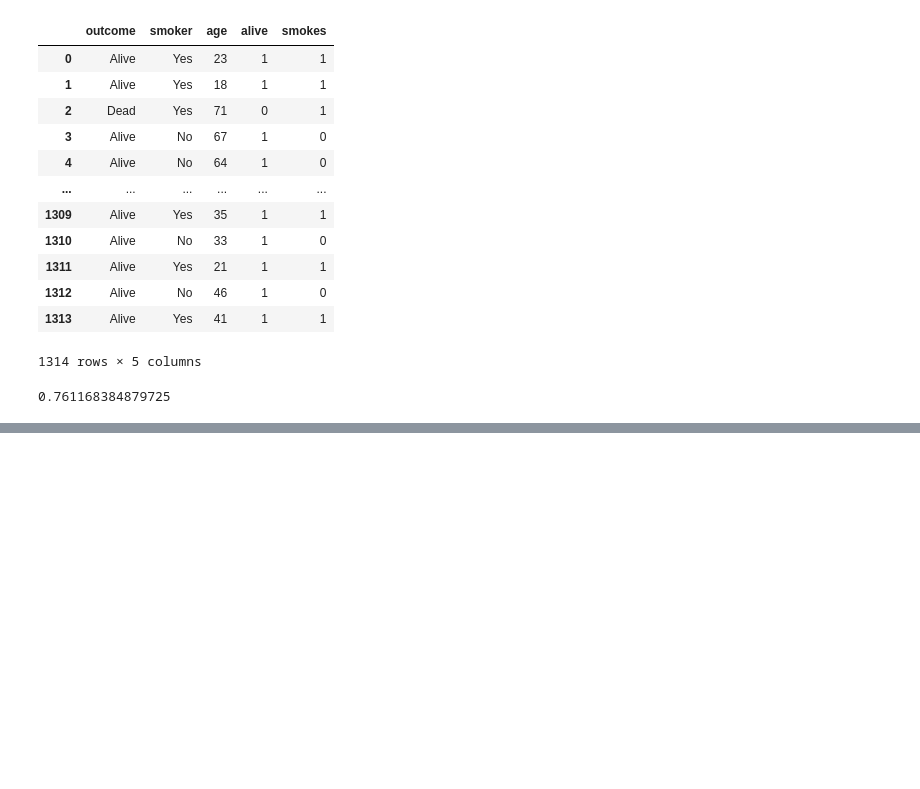
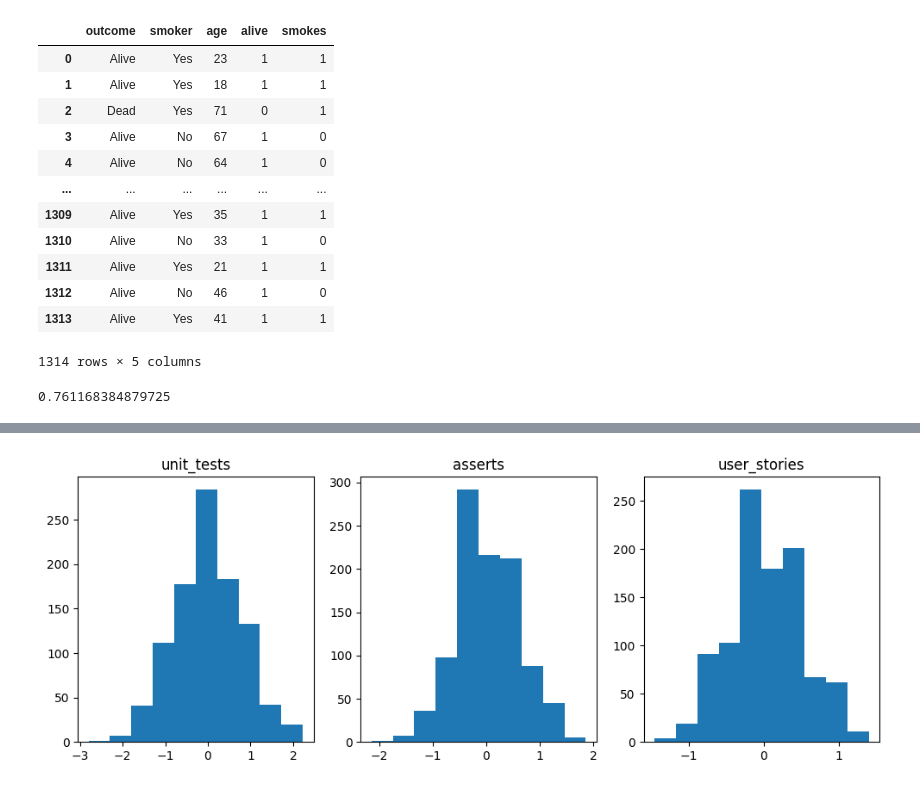
Before and after one commit to Kowallskiy/ML_Algorithm_Compendium, a Jupyter notebook: Projects/smoking.ipynb, the cells around one changed output, grey strips where cells are left out. Drawn from its saved outputs; the diff is of its cells as text; code cells hidden in the pictures; blank space fills up the shorter version.

```diff
--- a/Projects/smoking.ipynb
+++ b/Projects/smoking.ipynb
@@ -42,0 +79,3 @@ cleaned_df.loc[lambda d: d['smokes'] == 1]['alive'].mean()
+# %%
+df2 = pd.read_csv("c:/Users/Userpc/Desktop/Projects/ML Shortcuts/Data/sleep.csv")
+df2.head()
@@ -42,0 +101,14 @@ cleaned_df.loc[lambda d: d['smokes'] == 1]['alive'].mean()
+# %%
+def reshuffle(dataf):
+    return (dataf
+                .sample(36)
+                .reset_index(drop=True)
+                .assign(sleep = lambda d: np.where(d.index < 15, 'deprived', 'normal')))
+
+def calc_diff(dataf):
+    agg = (dataf
+            .groupby(['sleep'])
+            .agg(mean_unit_tests = ('passed_unit_tests', np.mean),
+                 mean_asserts = ('passed_asserts', np.mean),
+                 mean_user_stories = ('tackled_user_stories', np.mean))).T
+    return agg['deprived'] - agg['normal']
@@ -42,0 +120,11 @@ cleaned_df.loc[lambda d: d['smokes'] == 1]['alive'].mean()
+# %%
+n = 1000
+results = np.zeros((n, 3))
+for i in range(n):
+    results[i, :] = calc_diff(reshuffle(df2))
+# %%
+df_diff = pd.DataFrame(results, columns=[
+    'diff_unit_tests',
+    'diff_asserts',
+    'diff_user_stories'
+])
@@ -42,0 +147,9 @@ cleaned_df.loc[lambda d: d['smokes'] == 1]['alive'].mean()
+# %%
+plt.figure(figsize=(12, 4))
+
+for idx, name in enumerate(['unit_tests', 'asserts', 'user_stories']):
+    plt.subplot(131 + idx)
+    plt.hist(df_diff[f"diff_{name}"])
+    plt.title(name)
+# %% [output]
+[figure, added]
```
Also changed, not shown: parts of 8 cells of this notebook, 2 other files.
